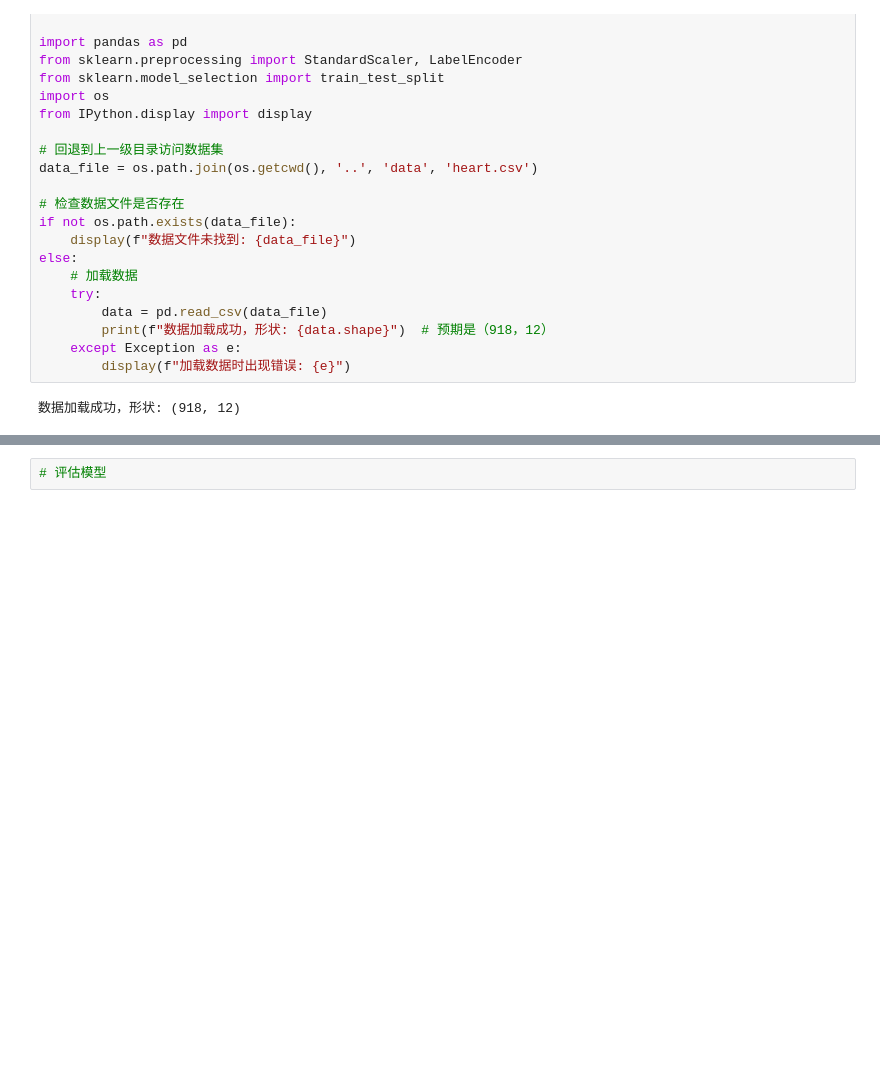
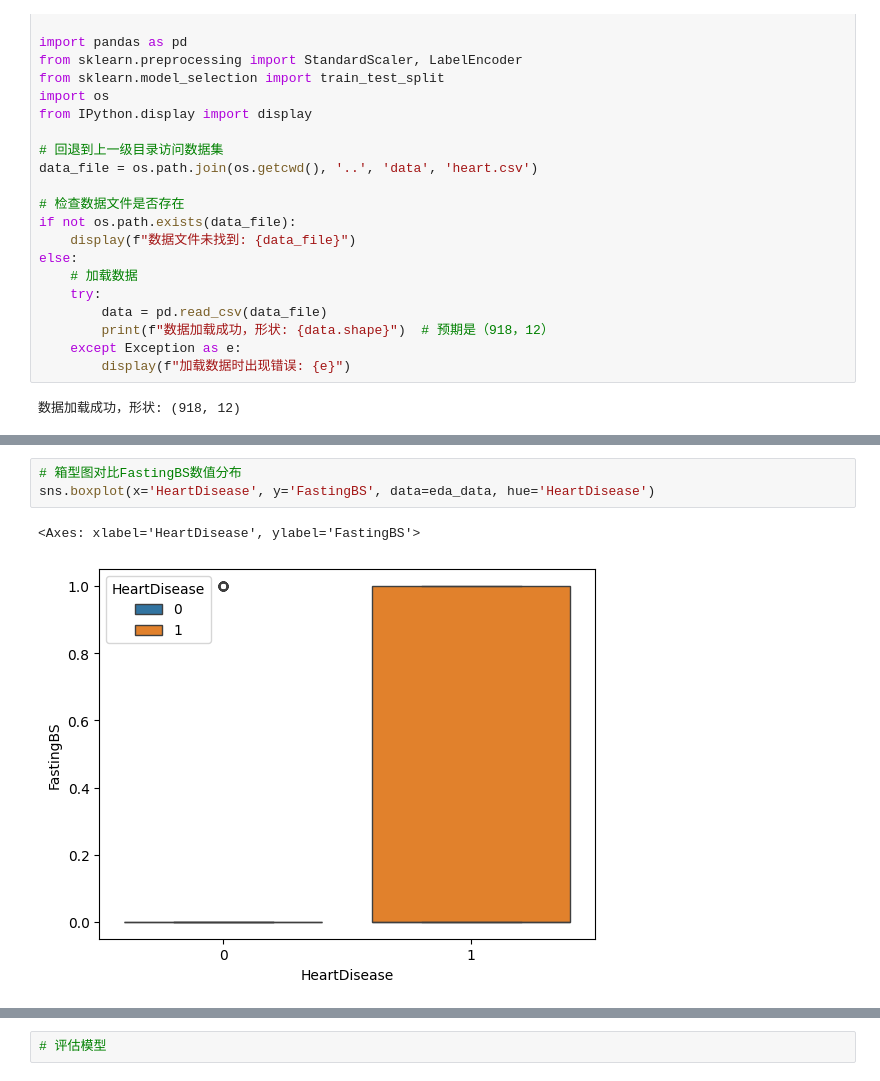
Before and after one commit to Aydenuk/DSML, a Jupyter notebook: feature_implementation/Heart_failure.ipynb, the cells around one changed output, grey strips where cells are left out. Drawn from its saved outputs; the diff is of its cells as text; blank space fills up the shorter version.

```diff
--- a/feature_implementation/Heart_failure.ipynb
+++ b/feature_implementation/Heart_failure.ipynb
@@ -116,0 +278,6 @@ Model Analysis
+# %%
+# 箱型图对比FastingBS数值分布
+sns.boxplot(x='HeartDisease', y='FastingBS', data=eda_data, hue='HeartDisease')
+# %% [output]
+<Axes: xlabel='HeartDisease', ylabel='FastingBS'>
+[figure, added]
```
Also changed, not shown: parts of 29 cells of this notebook.
